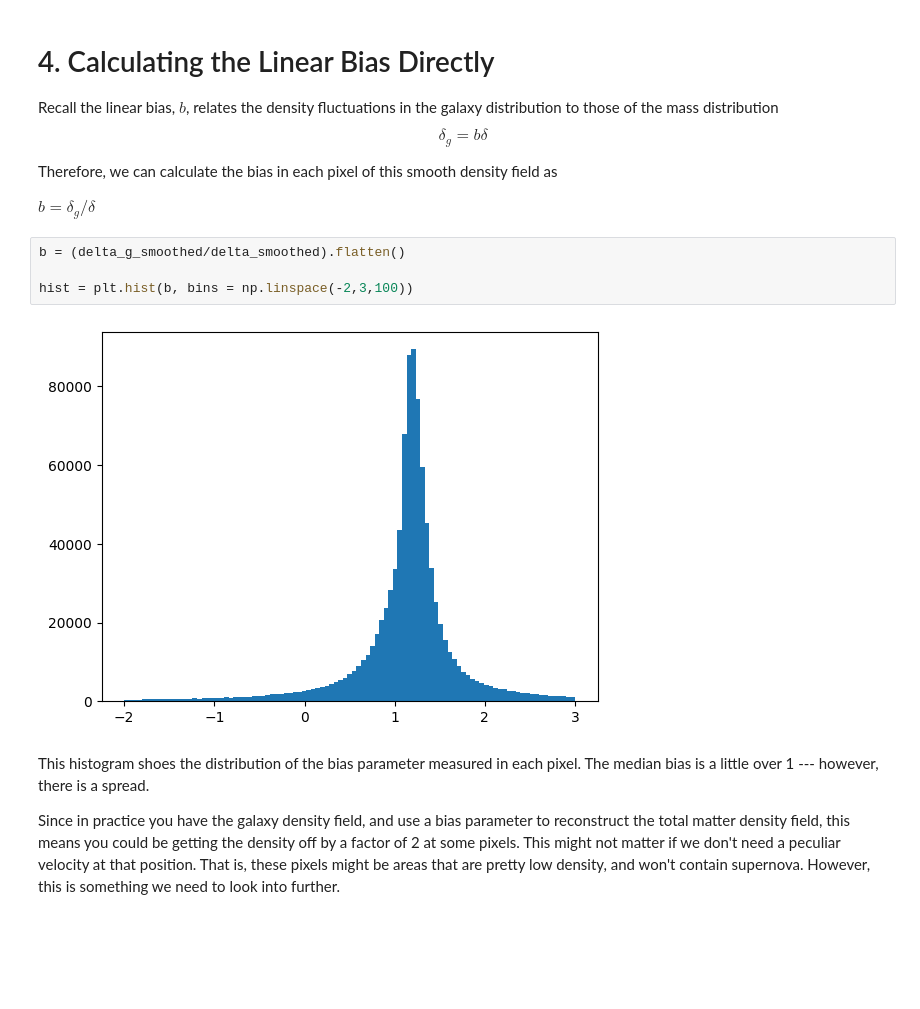
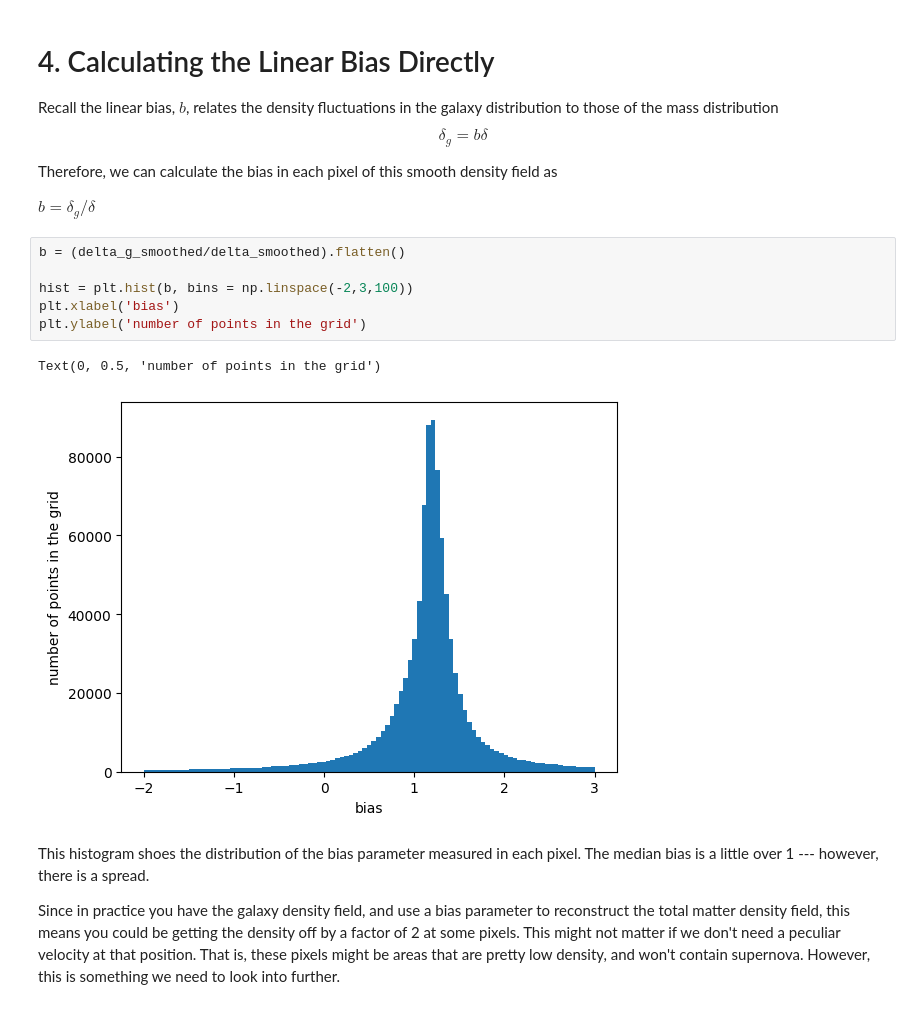
Before and after one commit to hilo-cat/pvtheory, a Jupyter notebook: notebooks/Peculiar_Velocities.ipynb, the cells around one changed output. Saved outputs shown, nothing was run; the diff lists cells and outputs as text; blank space fills up the shorter version.

```diff
--- a/notebooks/Peculiar_Velocities.ipynb
+++ b/notebooks/Peculiar_Velocities.ipynb
@@ -204,9 +234,12 @@ $b = \delta_g / \delta$
 # %%
 b = (delta_g_smoothed/delta_smoothed).flatten()
 
 hist = plt.hist(b, bins = np.linspace(-2,3,100))
+plt.xlabel('bias')
+plt.ylabel('number of points in the grid')
 # %% [output]
+Text(0, 0.5, 'number of points in the grid')
-[figure, old version]
+[figure, new version]
 # %% [markdown]
 This histogram shoes the distribution of the bias parameter measured in each pixel. The median bias is a little over 1 --- however, there is a spread.
 
```
Also changed, not shown: parts of 15 cells of this notebook, 2 other files.
